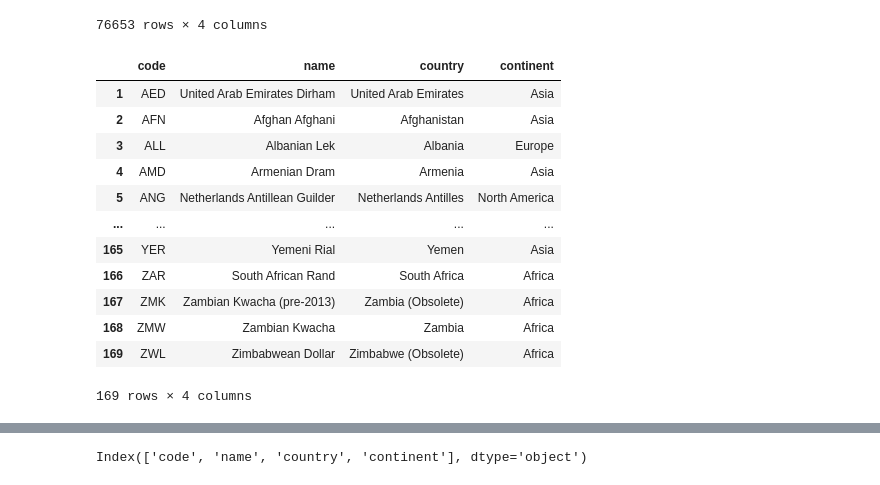
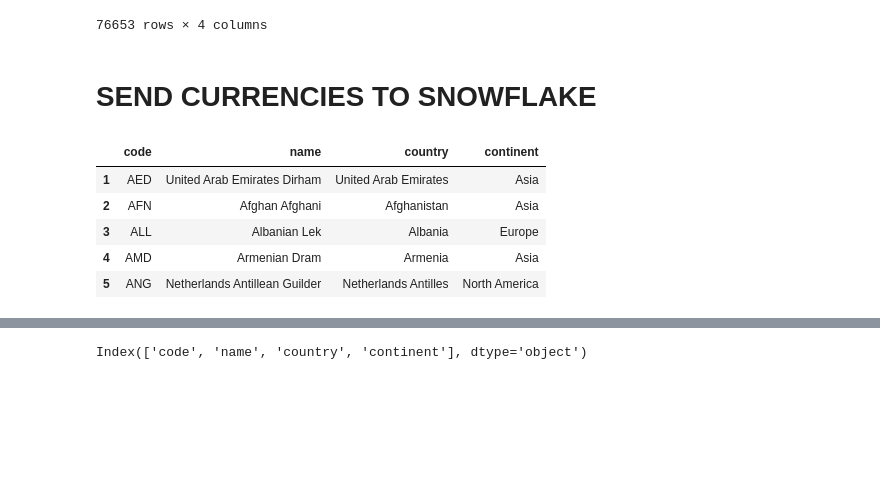
Before and after one commit to gerardPerello/pymovieproject, a Jupyter notebook: final_notebooks/get_forex_data.ipynb, the cells around one changed output, grey strips where cells are left out. Cells and saved outputs as stored; diff of their text form; code cells hidden in the pictures; blank space fills up the shorter version.

```diff
--- a/final_notebooks/get_forex_data.ipynb
+++ b/final_notebooks/get_forex_data.ipynb
@@ -192,22 +173,16 @@ display(df_melted)
 df_melted.to_csv('../data/currencies/forex_history_for_snowflake.csv')
 df_melted.to_json('../data/currencies/forex_history_for_snowflake.json')
+# %% [markdown]
+# SEND CURRENCIES TO SNOWFLAKE
 # %%
-# CREATE CURRENCIES TABLE IN SNOWFLAKE
 curr_df = pd.read_json('../data/currencies/currencies.json')
 curr_df.index += 1
-curr_df
+curr_df.head()
 # %% [output]
 |  | code | name | country | continent |
 | 1 | AED | United Arab Emirates Dirham | United Arab Emirates | Asia |
 | 2 | AFN | Afghan Afghani | Afghanistan | Asia |
 | 3 | ALL | Albanian Lek | Albania | Europe |
 | 4 | AMD | Armenian Dram | Armenia | Asia |
 | 5 | ANG | Netherlands Antillean Guilder | Netherlands Antilles | North America |
-| ... | ... | ... | ... | ... |
-| 165 | YER | Yemeni Rial | Yemen | Asia |
-| 166 | ZAR | South African Rand | South Africa | Africa |
-| 167 | ZMK | Zambian Kwacha (pre-2013) | Zambia (Obsolete) | Africa |
-| 168 | ZMW | Zambian Kwacha | Zambia | Africa |
-| 169 | ZWL | Zimbabwean Dollar | Zimbabwe (Obsolete) | Africa |
-169 rows × 4 columns
 # %%
```
Also changed, not shown: parts of 24 cells of this notebook, 2 other files.
